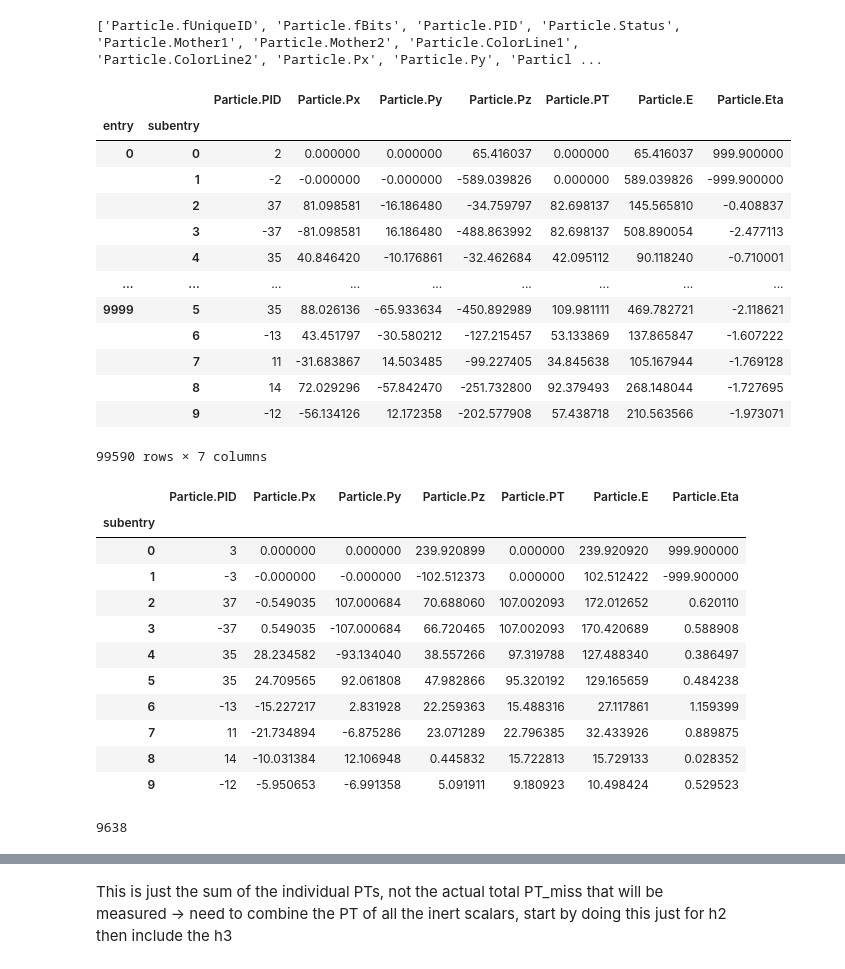
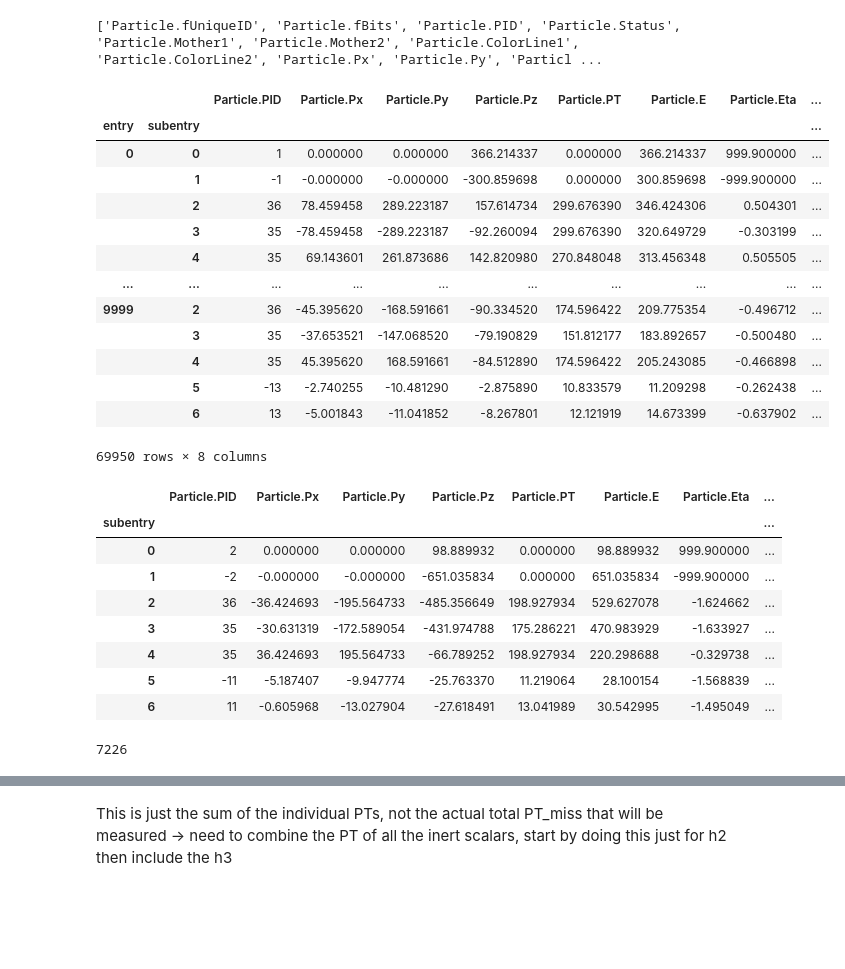
Before and after one commit to Teddy-Curtis/idmStudyImperial, a Jupyter notebook: MadGraph_files/distributions/findingCuts.ipynb, the cells around one changed output, grey strips where cells are left out. Cells and saved outputs as stored; diff of their text form; code cells hidden in the pictures; blank space fills up the shorter version.

```diff
--- a/MadGraph_files/distributions/findingCuts.ipynb
+++ b/MadGraph_files/distributions/findingCuts.ipynb
@@ -7,48 +10,46 @@ import matplotlib.pyplot as plt
 #hep.set_style('CMS')
 #hep.style.use('CMS')
 # %%
-file = uproot.open('/vols/cms/emc21/FCC/MadGraph_files/distributions/h2h2lPlMvv_l_e_mu/BP1/h2h2lPlMvv_l_e_mu_BP1/Events/run_01/unweighted_events.root')
+file = uproot.open('/vols/cms/emc21/idmStudy/MadGraph_files/distributions/h2h2lPlM_lem/BP3/h2h2lPlM_lem_BP3/Events/run_01/unweighted_events.root')
 tree = file['LHEF']
 tree = tree['Particle']
 print(tree.keys())
-data = tree.arrays(['Particle.PID', 'Particle.Px','Particle.Py', 'Particle.Pz', 'Particle.PT', 'Particle.E', 'Particle.Eta'], library='pd')
+data = tree.arrays(['Particle.PID', 'Particle.Px','Particle.Py', 'Particle.Pz', 'Particle.PT', 'Particle.E', 'Particle.Eta', 'Particle.Status'], library='pd')
 data
 # %% [output]
 ['Particle.fUniqueID', 'Particle.fBits', 'Particle.PID', 'Particle.Status', 'Particle.Mother1', 'Particle.Mother2', 'Particle.ColorLine1', 'Particle.ColorLine2', 'Particle.Px', 'Particle.Py', 'Particl ...
-|  |  | Particle.PID | Particle.Px | Particle.Py | Particle.Pz | Particle.PT | Particle.E | Particle.Eta |
-| entry | subentry |  |  |  |  |  |  |  |
-| 0 | 0 | 2 | 0.000000 | 0.000000 | 65.416037 | 0.000000 | 65.416037 | 999.900000 |
-|  | 1 | -2 | -0.000000 | -0.000000 | -589.039826 | 0.000000 | 589.039826 | -999.900000 |
-|  | 2 | 37 | 81.098581 | -16.186480 | -34.759797 | 82.698137 | 145.565810 | -0.408837 |
-|  | 3 | -37 | -81.098581 | 16.186480 | -488.863992 | 82.698137 | 508.890054 | -2.477113 |
-|  | 4 | 35 | 40.846420 | -10.176861 | -32.462684 | 42.095112 | 90.118240 | -0.710001 |
-| ... | ... | ... | ... | ... | ... | ... | ... | ... |
-| 9999 | 5 | 35 | 88.026136 | -65.933634 | -450.892989 | 109.981111 | 469.782721 | -2.118621 |
-|  | 6 | -13 | 43.451797 | -30.580212 | -127.215457 | 53.133869 | 137.865847 | -1.607222 |
-|  | 7 | 11 | -31.683867 | 14.503485 | -99.227405 | 34.845638 | 105.167944 | -1.769128 |
-|  | 8 | 14 | 72.029296 | -57.842470 | -251.732800 | 92.379493 | 268.148044 | -1.727695 |
-|  | 9 | -12 | -56.134126 | 12.172358 | -202.577908 | 57.438718 | 210.563566 | -1.973071 |
+|  |  | Particle.PID | Particle.Px | Particle.Py | Particle.Pz | Particle.PT | Particle.E | Particle.Eta | ... |
+| entry | subentry |  |  |  |  |  |  |  | ... |
+| 0 | 0 | 1 | 0.000000 | 0.000000 | 366.214337 | 0.000000 | 366.214337 | 999.900000 | ... |
+|  | 1 | -1 | -0.000000 | -0.000000 | -300.859698 | 0.000000 | 300.859698 | -999.900000 | ... |
+|  | 2 | 36 | 78.459458 | 289.223187 | 157.614734 | 299.676390 | 346.424306 | 0.504301 | ... |
+|  | 3 | 35 | -78.459458 | -289.223187 | -92.260094 | 299.676390 | 320.649729 | -0.303199 | ... |
+|  | 4 | 35 | 69.143601 | 261.873686 | 142.820980 | 270.848048 | 313.456348 | 0.505505 | ... |
+| ... | ... | ... | ... | ... | ... | ... | ... | ... | ... |
+| 9999 | 2 | 36 | -45.395620 | -168.591661 | -90.334520 | 174.596422 | 209.775354 | -0.496712 | ... |
+|  | 3 | 35 | -37.653521 | -147.068520 | -79.190829 | 151.812177 | 183.892657 | -0.500480 | ... |
+|  | 4 | 35 | 45.395620 | 168.591661 | -84.512890 | 174.596422 | 205.243085 | -0.466898 | ... |
+|  | 5 | -13 | -2.740255 | -10.481290 | -2.875890 | 10.833579 | 11.209298 | -0.262438 | ... |
+|  | 6 | 13 | -5.001843 | -11.041852 | -8.267801 | 12.121919 | 14.673399 | -0.637902 | ... |
-99590 rows × 7 columns
+69950 rows × 8 columns
 # %%
 data.loc[18]
 # Why is there an A particle here?!
 # Can see a c quark (4) and a g (21), then an A (36), H (35), electrons (11,-11) then another charm quark (4)
 # -> Think this last charm quark is what makes the jet.
 # %% [output]
-|  | Particle.PID | Particle.Px | Particle.Py | Particle.Pz | Particle.PT | Particle.E | Particle.Eta |
-| subentry |  |  |  |  |  |  |  |
-| 0 | 3 | 0.000000 | 0.000000 | 239.920899 | 0.000000 | 239.920920 | 999.900000 |
-| 1 | -3 | -0.000000 | -0.000000 | -102.512373 | 0.000000 | 102.512422 | -999.900000 |
-| 2 | 37 | -0.549035 | 107.000684 | 70.688060 | 107.002093 | 172.012652 | 0.620110 |
-| 3 | -37 | 0.549035 | -107.000684 | 66.720465 | 107.002093 | 170.420689 | 0.588908 |
-| 4 | 35 | 28.234582 | -93.134040 | 38.557266 | 97.319788 | 127.488340 | 0.386497 |
-| 5 | 35 | 24.709565 | 92.061808 | 47.982866 | 95.320192 | 129.165659 | 0.484238 |
-| 6 | -13 | -15.227217 | 2.831928 | 22.259363 | 15.488316 | 27.117861 | 1.159399 |
-| 7 | 11 | -21.734894 | -6.875286 | 23.071289 | 22.796385 | 32.433926 | 0.889875 |
-| 8 | 14 | -10.031384 | 12.106948 | 0.445832 | 15.722813 | 15.729133 | 0.028352 |
-| 9 | -12 | -5.950653 | -6.991358 | 5.091911 | 9.180923 | 10.498424 | 0.529523 |
+|  | Particle.PID | Particle.Px | Particle.Py | Particle.Pz | Particle.PT | Particle.E | Particle.Eta | ... |
+| subentry |  |  |  |  |  |  |  | ... |
+| 0 | 2 | 0.000000 | 0.000000 | 98.889932 | 0.000000 | 98.889932 | 999.900000 | ... |
+| 1 | -2 | -0.000000 | -0.000000 | -651.035834 | 0.000000 | 651.035834 | -999.900000 | ... |
+| 2 | 36 | -36.424693 | -195.564733 | -485.356649 | 198.927934 | 529.627078 | -1.624662 | ... |
+| 3 | 35 | -30.631319 | -172.589054 | -431.974788 | 175.286221 | 470.983929 | -1.633927 | ... |
+| 4 | 35 | 36.424693 | 195.564733 | -66.789252 | 198.927934 | 220.298688 | -0.329738 | ... |
+| 5 | -11 | -5.187407 | -9.947774 | -25.763370 | 11.219064 | 28.100154 | -1.568839 | ... |
+| 6 | 11 | -0.605968 | -13.027904 | -27.618491 | 13.041989 | 30.542995 | -1.495049 | ... |
 # %%
-h3_df = data[data['Particle.PID'] == 37]
+h3_df = data[data['Particle.PID'] == 36]
+h3_df
 print(len(h3_df))
 # %% [output]
-9638
+7226
```
Also changed, not shown: parts of 22 cells of this notebook, 5 other files.
